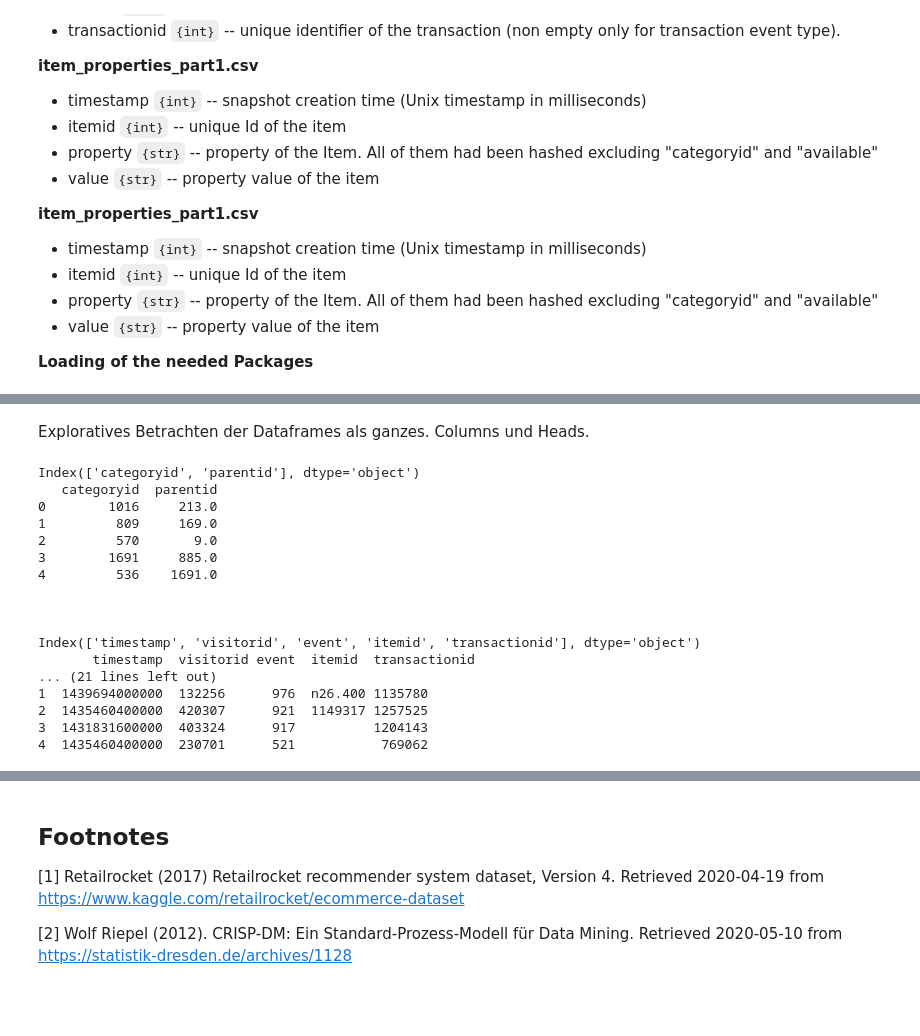
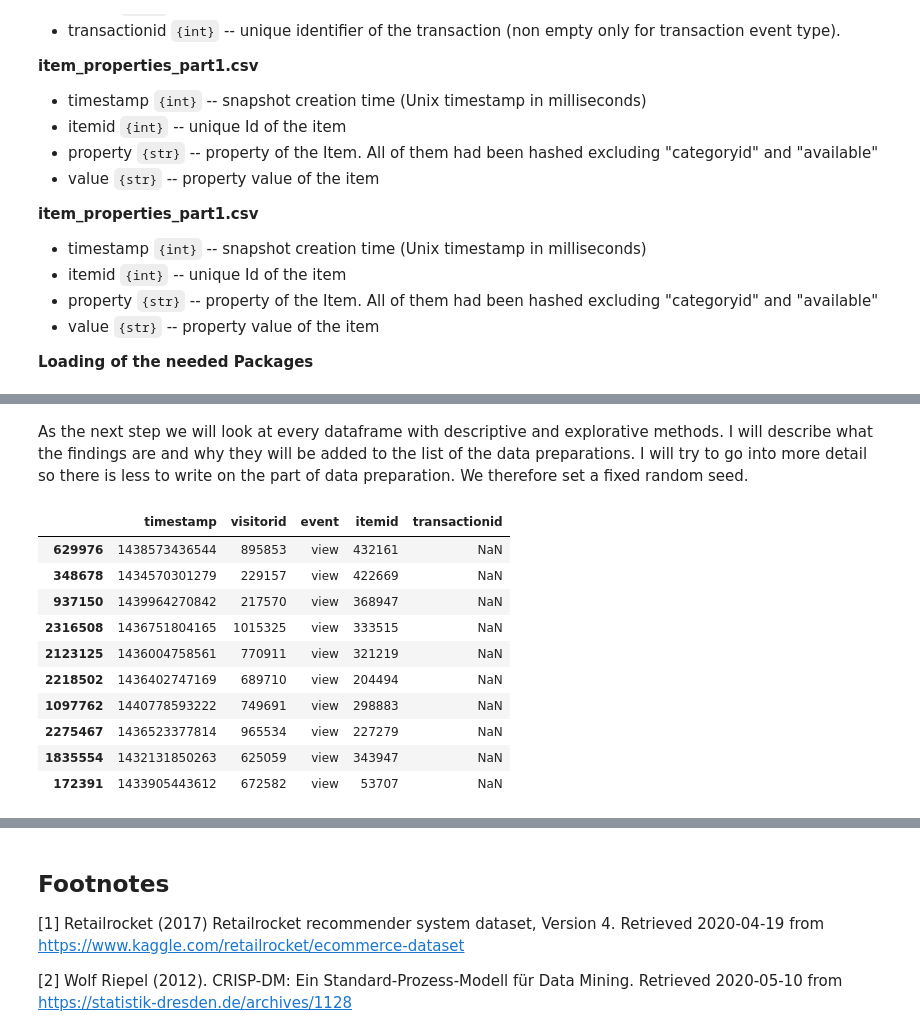
Before and after one commit to tinomerl/ecommerce-recommendation, a Jupyter notebook: ecommernce-user-behaviour.ipynb, the cells around one changed output, grey strips where cells are left out. Drawn from its saved outputs; the diff is of its cells as text; code cells hidden in the pictures; blank space fills up the shorter version.

```diff
--- a/ecommernce-user-behaviour.ipynb
+++ b/ecommernce-user-behaviour.ipynb
@@ -113,35 +114,3 @@ categoryTreeDf = pd.read_csv("./data/category_tree.csv")
 eventsDf = pd.read_csv("./data/events.csv")
 properties1Df = pd.read_csv("./data/item_properties_part1.csv")
 properties2Df = pd.read_csv("./data/item_properties_part2.csv")
-# %% [markdown]
-Exploratives Betrachten der Dataframes als ganzes. Columns und Heads.
-# %%
-for elem in [
-    categoryTreeDf,
-    eventsDf,
-    properties1Df,
-    properties2Df,
-    ]:
-
-    print(elem.columns)
-    print("\n")
-    print(elem.head())
-    print("\n\n")
-# %% [output]
-Index(['categoryid', 'parentid'], dtype='object')
-   categoryid  parentid
-0        1016     213.0
-1         809     169.0
-2         570       9.0
-3        1691     885.0
-4         536    1691.0
-
-
-
-Index(['timestamp', 'visitorid', 'event', 'itemid', 'transactionid'], dtype='object')
-       timestamp  visitorid event  itemid  transactionid
-... (21 lines left out)
-1  1439694000000  132256      976  n26.400 1135780
-2  1435460400000  420307      921  1149317 1257525
-3  1431831600000  403324      917          1204143
-4  1435460400000  230701      521           769062
@@ -147,0 +119,2 @@ Index(['timestamp', 'visitorid', 'event', 'itemid', 'transactionid'], dtype='obj
+# %% [markdown]
+As the next step we will look at every dataframe with descriptive and explorative methods. I will describe what the findings are and why they will be added to the list of the data preparations. I will try to go into more detail so there is less to write on the part of data preparation. We therefore set a fixed random seed.
@@ -147,0 +123,14 @@ Index(['timestamp', 'visitorid', 'event', 'itemid', 'transactionid'], dtype='obj
+# %%
+eventsDf.sample(10)
+# %% [output]
+|  | timestamp | visitorid | event | itemid | transactionid |
+| 629976 | 1438573436544 | 895853 | view | 432161 | NaN |
+| 348678 | 1434570301279 | 229157 | view | 422669 | NaN |
+| 937150 | 1439964270842 | 217570 | view | 368947 | NaN |
+| 2316508 | 1436751804165 | 1015325 | view | 333515 | NaN |
+| 2123125 | 1436004758561 | 770911 | view | 321219 | NaN |
+| 2218502 | 1436402747169 | 689710 | view | 204494 | NaN |
+| 1097762 | 1440778593222 | 749691 | view | 298883 | NaN |
+| 2275467 | 1436523377814 | 965534 | view | 227279 | NaN |
+| 1835554 | 1432131850263 | 625059 | view | 343947 | NaN |
+| 172391 | 1433905443612 | 672582 | view | 53707 | NaN |
```
Also changed, not shown: parts of 16 cells of this notebook.
